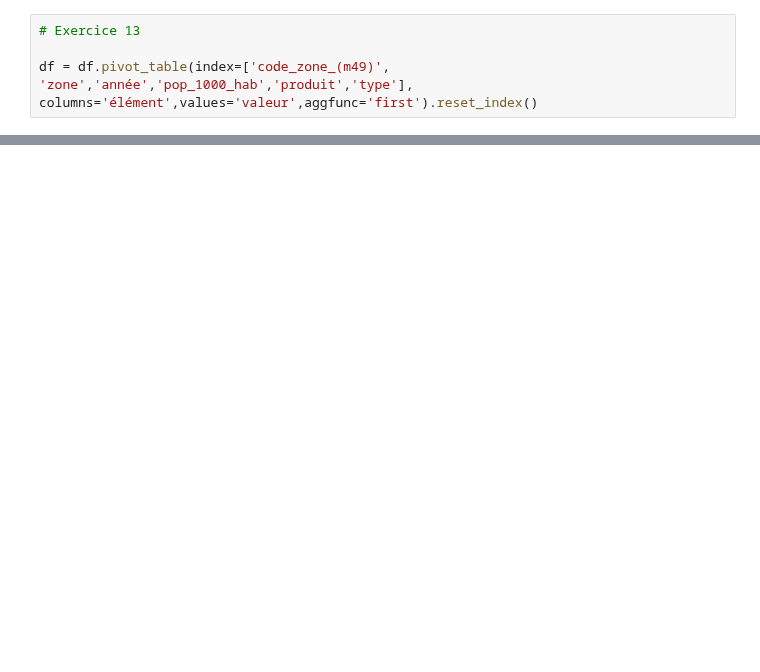
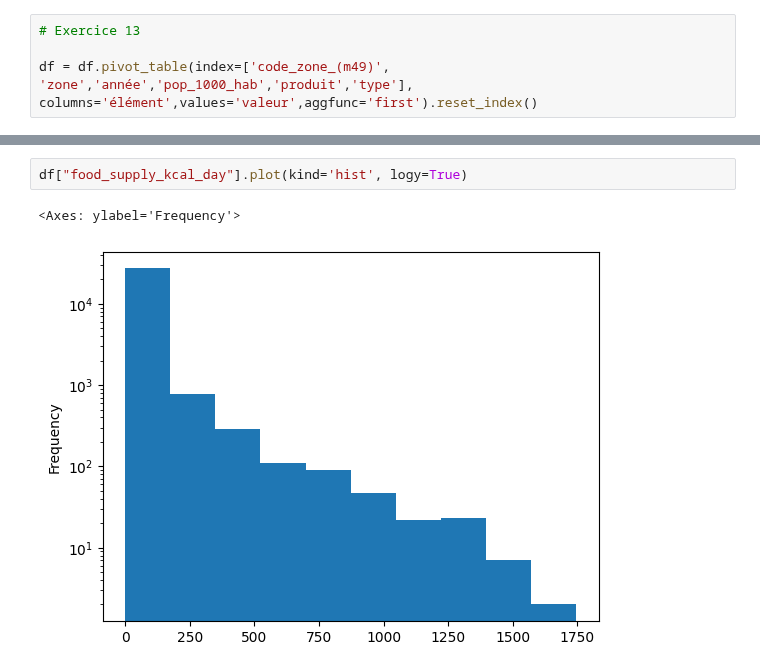
Before and after one commit to Melobgn/Brief-pandas-SEM, a Jupyter notebook: df_final.ipynb, the cells around one changed output, grey strips where cells are left out. Saved outputs shown, nothing was run; the diff lists cells and outputs as text; blank space fills up the shorter version.

```diff
--- a/df_final.ipynb
+++ b/df_final.ipynb
@@ -151,0 +368,5 @@ df_geo.rename(columns={'code_zone_(m49)': 'area_country','zone': 'country','ann
+# %%
+df["food_supply_kcal_day"].plot(kind='hist', logy=True)
+# %% [output]
+<Axes: ylabel='Frequency'>
+[figure, added]
```
Also changed, not shown: parts of 41 cells of this notebook, 28 other files.
